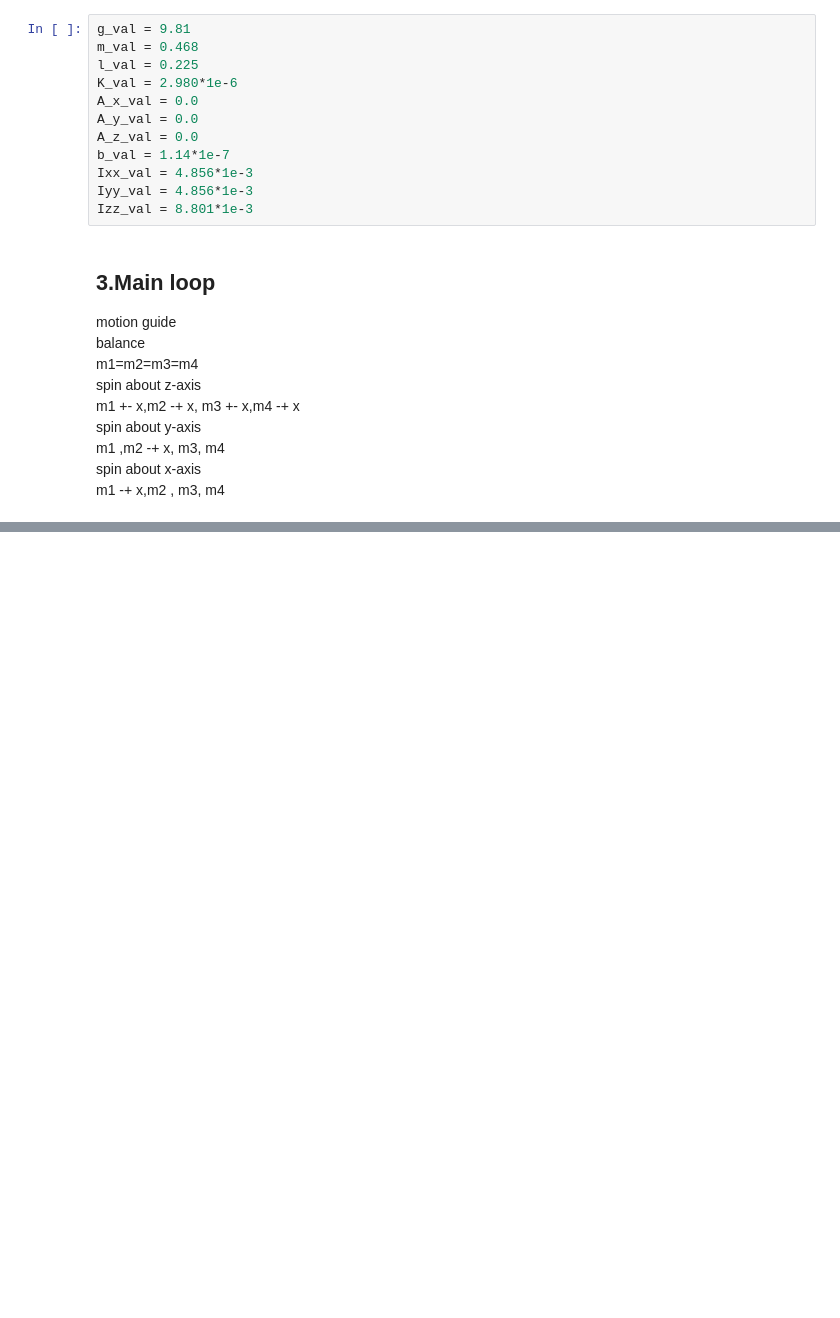
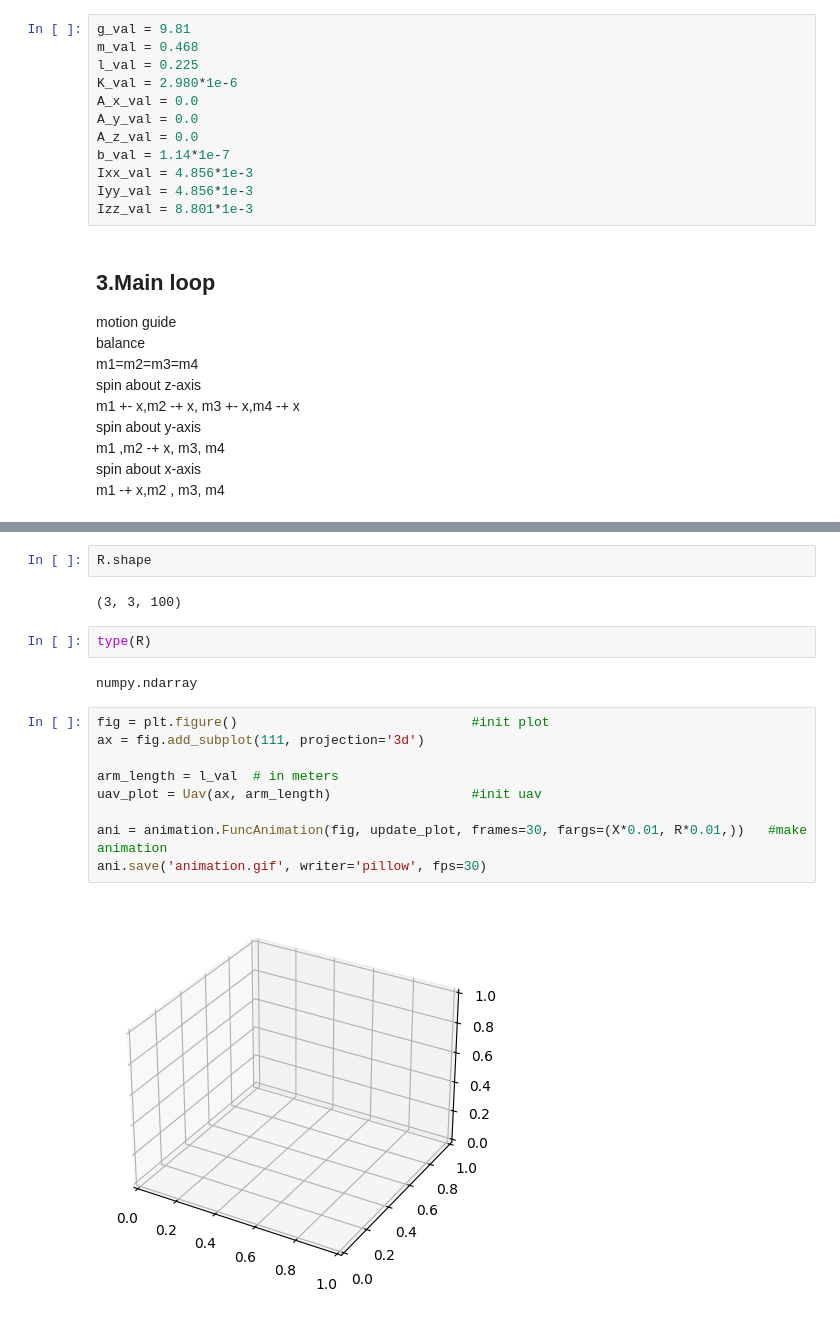
Before and after one commit to TanawatPawanta/QuadCopter_simulation, a Jupyter notebook: Quadcopter_simulation.ipynb, the cells around one changed output, grey strips where cells are left out. Drawn from its saved outputs; the diff is of its cells as text; blank space fills up the shorter version.

```diff
--- a/Quadcopter_simulation.ipynb
+++ b/Quadcopter_simulation.ipynb
@@ -160,0 +205,19 @@ Stop time :  1702044655.1214085
+# %%
+R.shape
+# %% [output]
+(3, 3, 100)
+# %%
+type(R)
+# %% [output]
+numpy.ndarray
+# %%
+fig = plt.figure()                              #init plot
+ax = fig.add_subplot(111, projection='3d')
+
+arm_length = l_val  # in meters
+uav_plot = Uav(ax, arm_length)                  #init uav
+
+ani = animation.FuncAnimation(fig, update_plot, frames=30, fargs=(X*0.01, R*0.01,))   #make animation
+ani.save('animation.gif', writer='pillow', fps=30)
+# %% [output]
+[figure, added]
```
Also changed, not shown: parts of 6 cells of this notebook, 2 other files.
